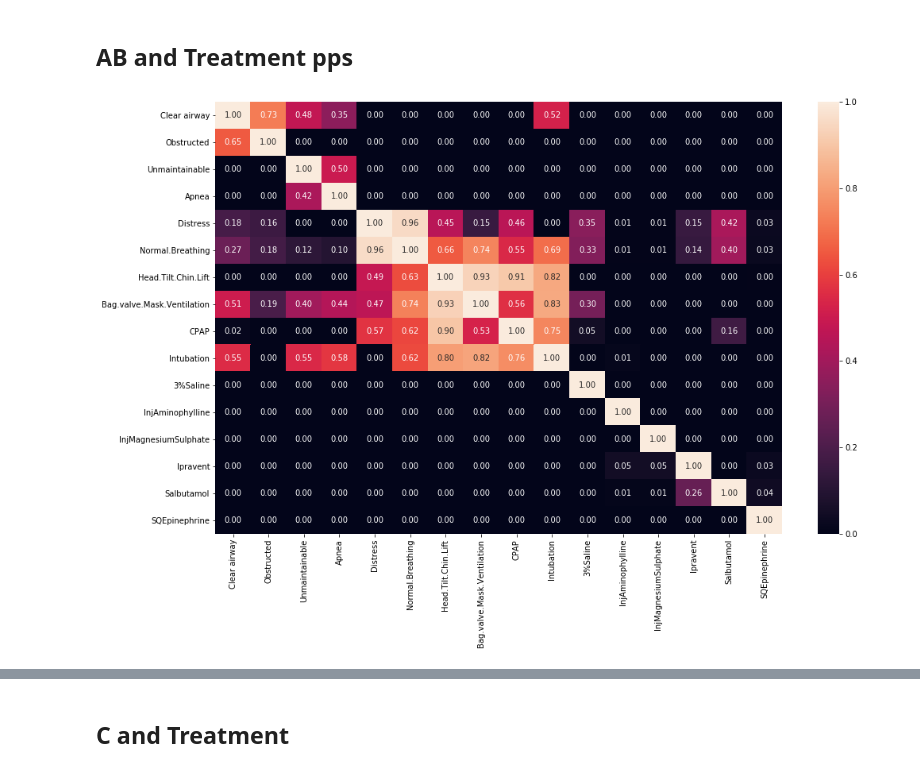
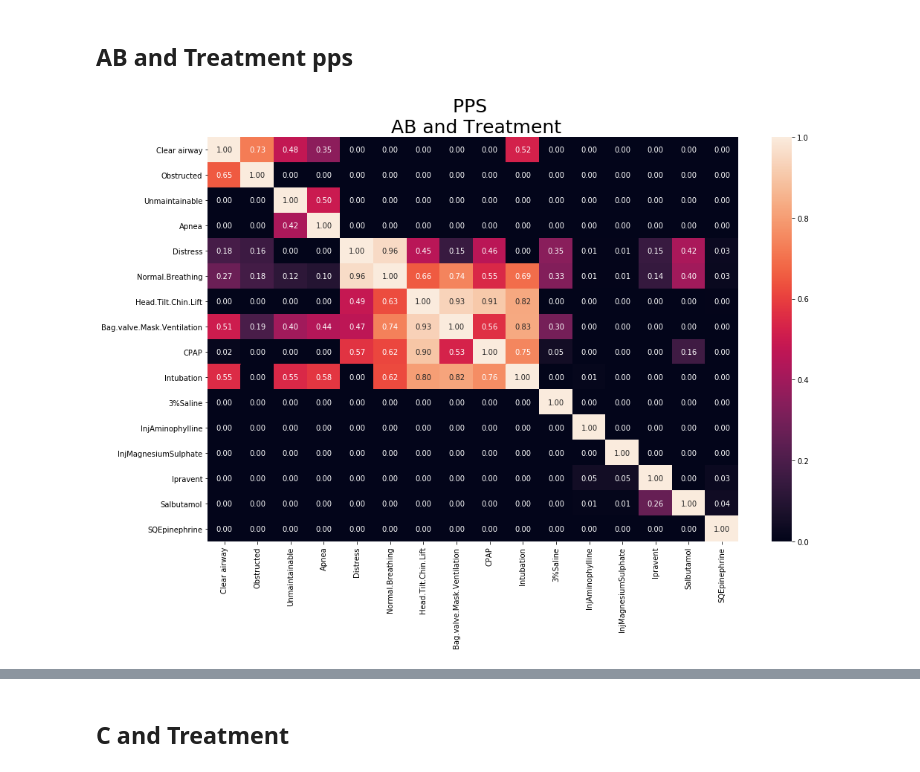
Before and after one commit to chocochip13/PREM, a Jupyter notebook: src/PPS.ipynb, the cells around one changed output, grey strips where cells are left out. Saved outputs shown, nothing was run; the diff lists cells and outputs as text; code cells hidden in the pictures.

```diff
--- a/src/PPS.ipynb
+++ b/src/PPS.ipynb
@@ -19,9 +19,10 @@ D = pd.read_csv("/Users/ks/Desktop/DDP/PREM/DATA_27APRIL2020/ABCDpps/C.treatment
 # %%
 plt.figure(figsize=(16,10))
 sns.heatmap(pps.matrix(AB),annot=True,fmt=".2f")
+plt.title("PPS \n AB and Treatment",fontsize=25, ha='center')
 plt.savefig('/Users/ks/Desktop/DDP/PREM/PREM/outputs/AB_pps')
 # %% [output]
-[figure, old version]
+[figure, new version]
 # %%
 pps.matrix(AB)
 # %% [output]
```
Also changed, not shown: parts of 2 cells of this notebook, 3 other files.
